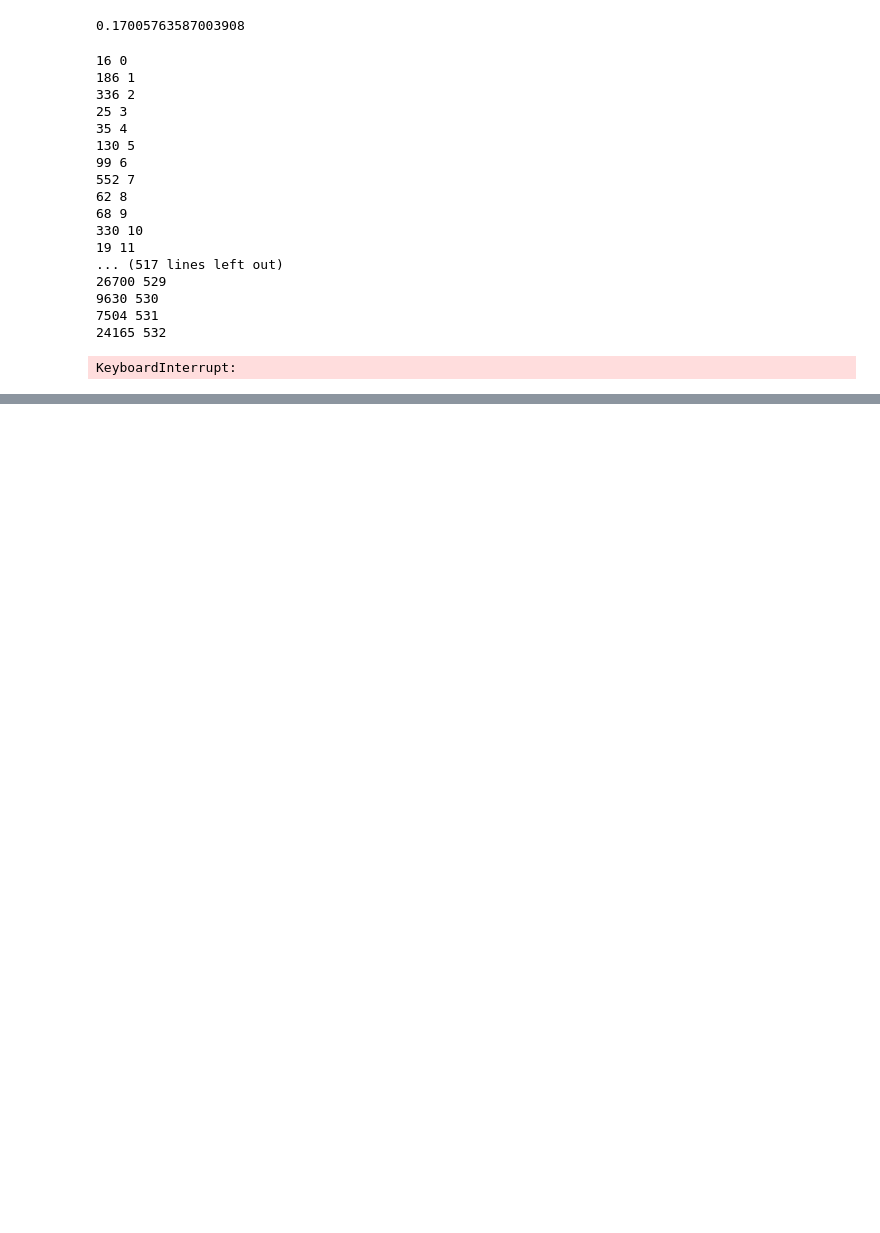
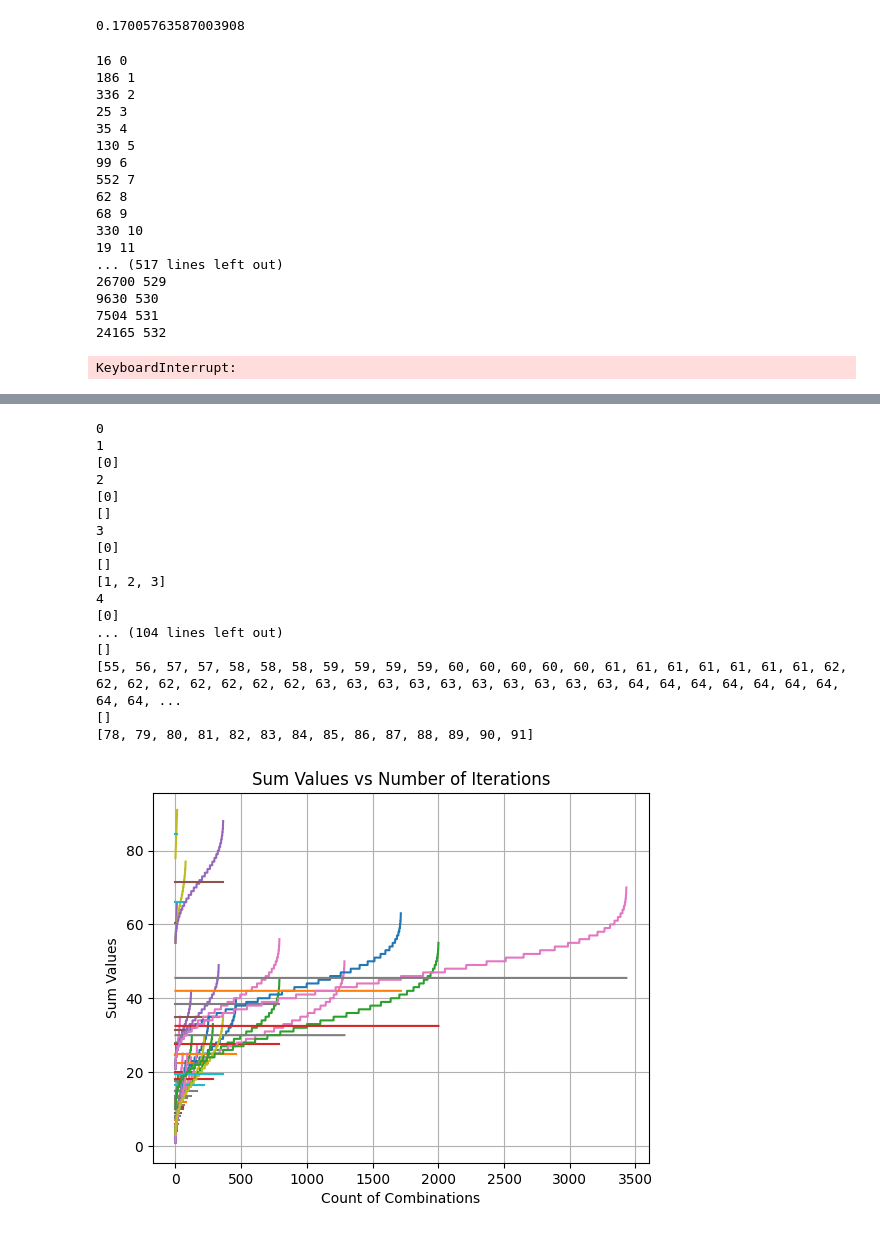
Before and after one commit to BcanTayiz/Computer-Science-Research, a Jupyter notebook: All_research_Algos.ipynb, the cells around one changed output, grey strips where cells are left out. Saved outputs shown, nothing was run; the diff lists cells and outputs as text; code cells hidden in the pictures; blank space fills up the shorter version.

```diff
--- a/All_research_Algos.ipynb
+++ b/All_research_Algos.ipynb
@@ -1591,0 +1953,39 @@ KeyboardInterrupt:
+# %%
+from itertools import combinations
+import matplotlib.pyplot as plt
+import numpy as np
+for k in range(15):
+    print(k)
+    for selection in range(k):
+        array = [i for i in range(k) if is_prime(selection)]
+        all_combinations = list(combinations(array, selection))
+        all_combinations = sorted([sum(i) for i in all_combinations])
+        print(all_combinations)
+        values = [np.mean(all_combinations) for iter in range(len(all_combinations))]
+        plt.plot([i for i in range(len(all_combinations))], all_combinations, linestyle='-',label="values")
+        plt.plot([i for i in range(len(values))], values, linestyle='-',label="values")
+
+plt.xlabel('Count of Combinations')
+plt.ylabel('Sum Values')
+plt.title('Sum Values vs Number of Iterations')
+plt.grid(True)
+plt.show()
+# %% [output]
+0
+1
+[0]
+2
+[0]
+[]
+3
+[0]
+[]
+[1, 2, 3]
+4
+[0]
+... (104 lines left out)
+[]
+[55, 56, 57, 57, 58, 58, 58, 59, 59, 59, 59, 60, 60, 60, 60, 60, 61, 61, 61, 61, 61, 61, 61, 62, 62, 62, 62, 62, 62, 62, 62, 63, 63, 63, 63, 63, 63, 63, 63, 63, 63, 64, 64, 64, 64, 64, 64, 64, 64, 64, ...
+[]
+[78, 79, 80, 81, 82, 83, 84, 85, 86, 87, 88, 89, 90, 91]
+[figure, added]
```
Also changed, not shown: parts of 22 cells of this notebook, 5 other files.
